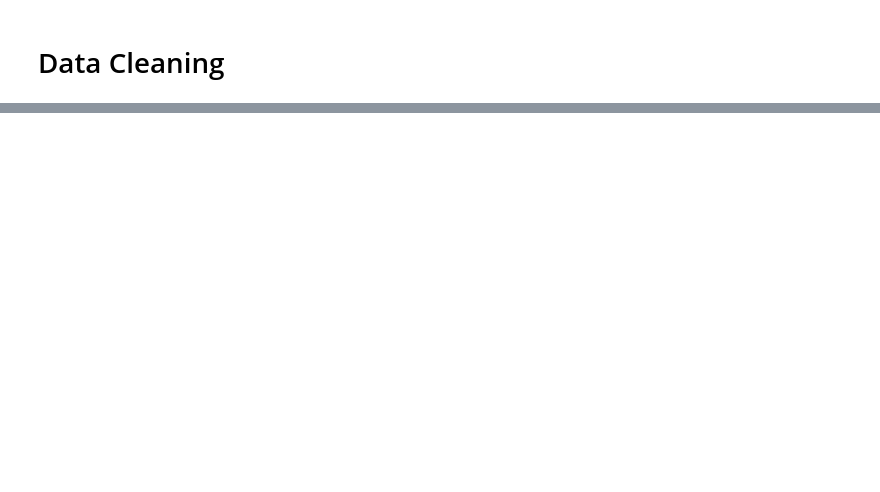
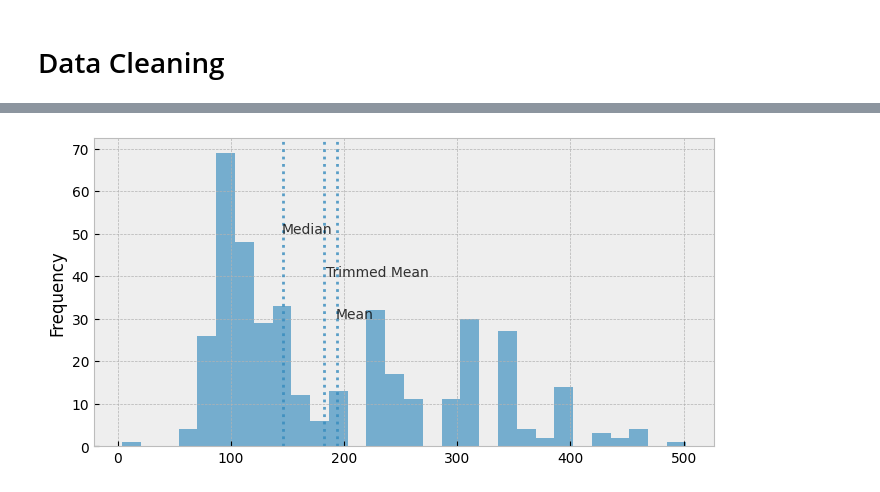
Before and after one commit to IT4063C-Fall22/Sandbox, a Jupyter notebook: sandbox.ipynb, the cells around one changed output, grey strips where cells are left out. Saved outputs shown, nothing was run; the diff lists cells and outputs as text; code cells hidden in the pictures; blank space fills up the shorter version.

```diff
--- a/sandbox.ipynb
+++ b/sandbox.ipynb
@@ -121,0 +267,23 @@ auto_mpg_df.sample(3)
+# %%
+%matplotlib inline
+import matplotlib as mpl
+import matplotlib.pyplot as plt
+plt.style.use("bmh")
+
+
+fig, ax = plt.subplots(figsize = (8,4))
+
+auto_mpg_df['displacement'].plot(kind="hist", bins=30, alpha = 0.65)
+
+ax.axvline(auto_displacement_median, alpha = 0.8, linestyle = ":")
+ax.text(auto_displacement_median-1, 50, "Median", size = 10, alpha = 0.8)
+
+ax.axvline(auto_displacement_trimmed_mean, alpha = 0.8, linestyle = ":")
+ax.text(auto_displacement_trimmed_mean+1, 40, "Trimmed Mean", size = 10, alpha = 0.8)
+
+ax.axvline(auto_displacement_mean, alpha = 0.8, linestyle = ":")
+ax.text(auto_displacement_mean-1, 30, "Mean", size = 10, alpha = 0.8)
+
+plt.show()
+# %% [output]
+[figure, added]
```
Also changed, not shown: parts of 37 cells of this notebook, 2 other files.
